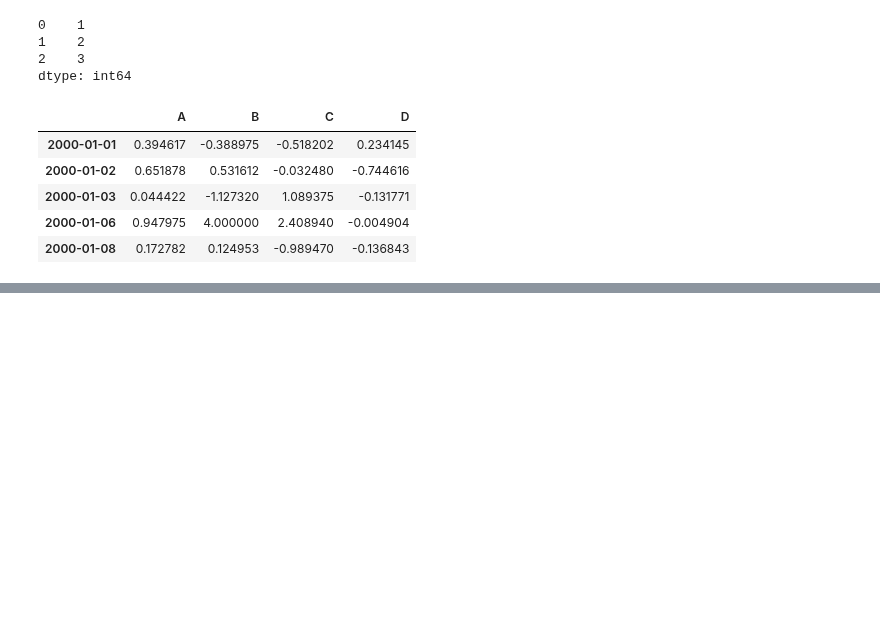
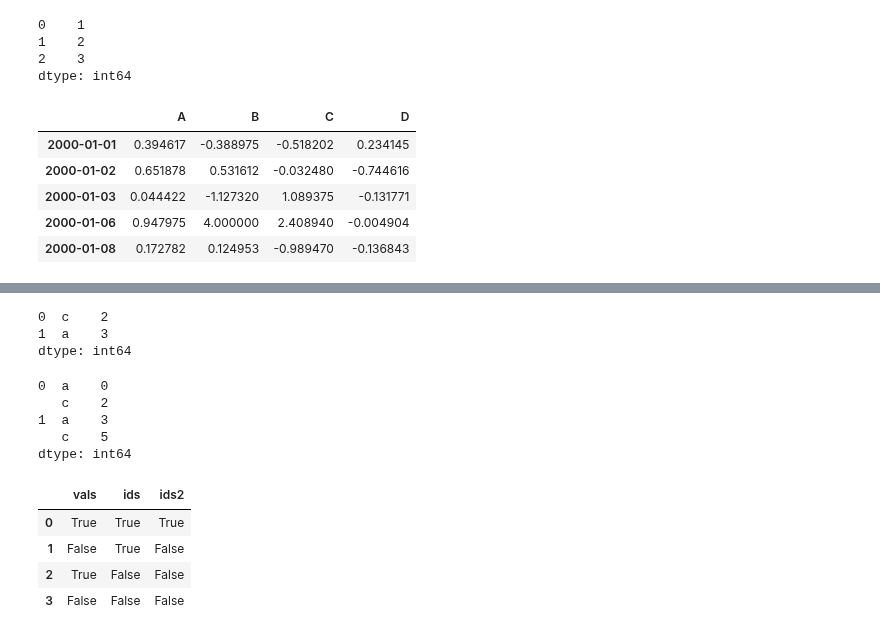
Before and after one commit to manasesmutembei11/ML, a Jupyter notebook: pandas/indexing_and_selecting.ipynb, the cells around one changed output, grey strips where cells are left out. Drawn from its saved outputs; the diff is of its cells as text; code cells hidden in the pictures; blank space fills up the shorter version.

Commit message:
Indexing with isin

```diff
--- a/pandas/indexing_and_selecting.ipynb
+++ b/pandas/indexing_and_selecting.ipynb
@@ -669,0 +715,26 @@ df[df['A'] > 0]
+# %%
+s_mi.iloc[s_mi.index.isin([(1, 'a'), (2, 'b'), (0, 'c')])]
+# %% [output]
+0  c    2
+1  a    3
+dtype: int64
+# %%
+s_mi.iloc[s_mi.index.isin(['a', 'c', 'e'], level=1)]
+# %% [output]
+0  a    0
+   c    2
+1  a    3
+   c    5
+dtype: int64
+# %%
+df = pd.DataFrame({'vals': [1, 2, 3, 4], 'ids': ['a', 'b', 'f', 'n'],
+                   'ids2': ['a', 'n', 'c', 'n']})
+
+values = ['a', 'b', 1, 3]
+df.isin(values)
+# %% [output]
+|  | vals | ids | ids2 |
+| 0 | True | True | True |
+| 1 | False | True | False |
+| 2 | True | False | False |
+| 3 | False | False | False |
```
Also changed, not shown: parts of 6 cells of this notebook.
